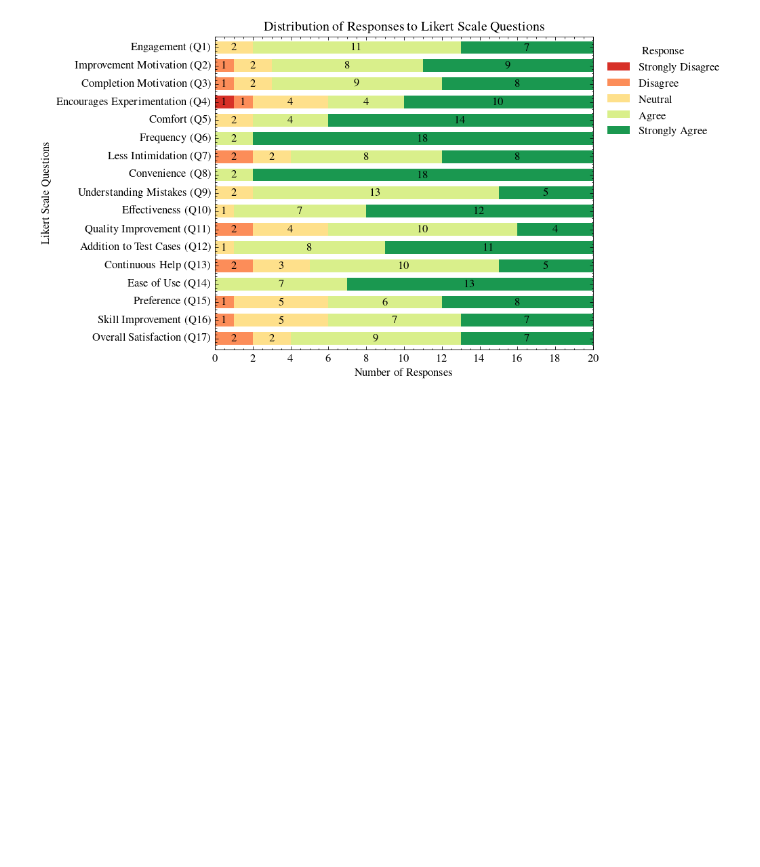
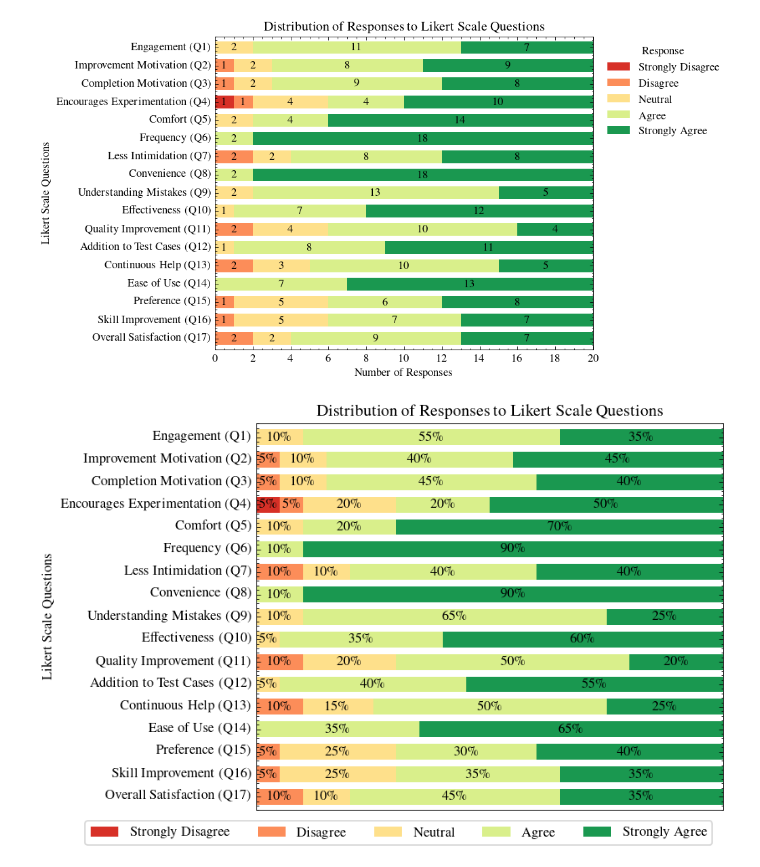
Before and after one commit to maximiliansoelch/2024-paper-athena, a Jupyter notebook: evaluation/evaluation.ipynb, the cells around one changed output. Drawn from its saved outputs; the diff is of its cells as text; code cells hidden in the pictures; blank space fills up the shorter version.

Commit message:
add plot alternative

```diff
--- a/evaluation/evaluation.ipynb
+++ b/evaluation/evaluation.ipynb
@@ -164,3 +164,51 @@ with open('../figures/likert_responses_stacked.pgf', 'w') as file:
     file.write(filedata)
 # %% [output]
 [figure]
+# %%
+likert_counts = likert_responses.apply(lambda x: x.value_counts()).fillna(0).transpose()
+likert_counts = likert_counts[['Strongly Disagree', 'Disagree', 'Neutral', 'Agree', 'Strongly Agree']]
+
+fig, ax = plt.subplots(figsize=(6, 5))
+
+likert_counts_percent = likert_counts.div(likert_counts.sum(axis=1), axis=0) * 100
+likert_counts_percent.plot(kind='barh', stacked=True, ax=ax, color=['#d73027', '#fc8d59', '#fee08b', '#d9ef8b', '#1a9850'], width=0.7)
+
+# Adding percentage labels to the bars
+for container in ax.containers:
+    labels = [f'{int(v)}\%' if v > 0 else "" for v in container.datavalues]
+    # ax.bar_label(container, labels=labels, fmt='%.0f%%', label_type='center')
+    ax.bar_label(container, labels=labels, label_type='center')
+
+ax.set_title('Distribution of Responses to Likert Scale Questions')
+ax.set_xlabel('Percentage of Responses')
+ax.set_ylabel('Likert Scale Questions')
+ax.set_yticks(range(len(y_labels)))
+ax.set_xlim(0, 100)
+ax.set_yticklabels(y_labels)
+ax.invert_yaxis()
+
+ax.xaxis.set_major_locator(MaxNLocator(integer=True))
+
+# Hide x axis labels
+ax.xaxis.set_visible(False)
+
+# Fix y axis alignment
+ax = plt.gca()
+for lab in ax.yaxis.get_ticklabels():
+    lab.set_verticalalignment("center")
+
+# plt.legend(title='Response', bbox_to_anchor=(1.01, 1), loc='upper left')
+# plt.legend(title='Response', bbox_to_anchor=(0.3, -0.1), loc='upper center', ncol=5, frameon=False)
+# plt.legend(bbox_to_anchor=(0.33, 1.075), loc='lower center', ncol=5, frameon=True)
+plt.legend(bbox_to_anchor=(0.305, -0.01), loc='upper center', ncol=5, frameon=True)
+plt.savefig('../figures/likert_responses_stacked_percentage.pgf', bbox_inches='tight')
+plt.show()
+
+# replace \mathdefault with '' in the pgf file to fix latex error
+with open('../figures/likert_responses_stacked_percentage.pgf', 'r') as file:
+    filedata = file.read()
+    filedata = filedata.replace('\\mathdefault', '')
+with open('../figures/likert_responses_stacked_percentage.pgf', 'w') as file:
+    file.write(filedata)
+# %% [output]
+[figure, added]
```
Also changed, not shown: 2 other files.
